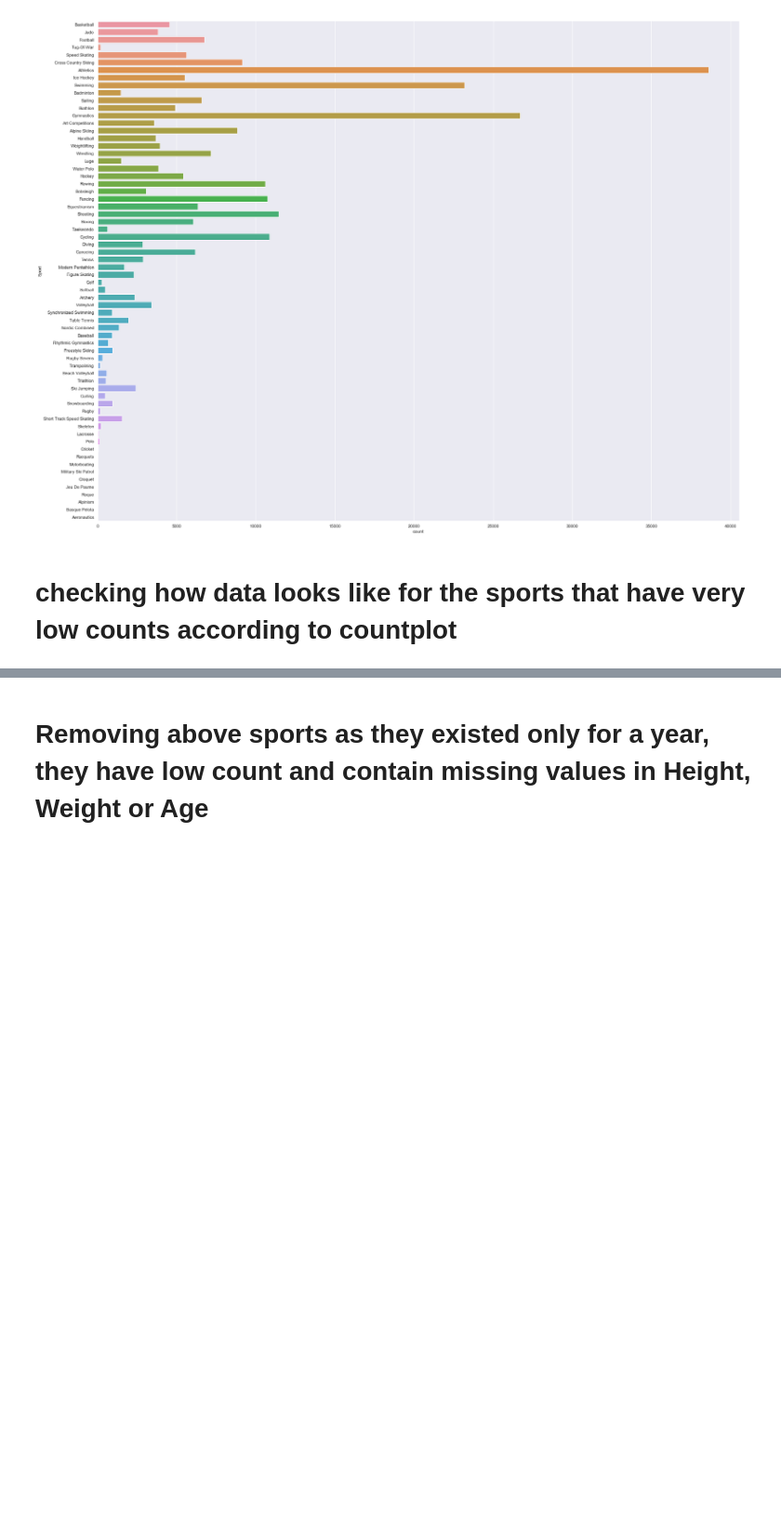
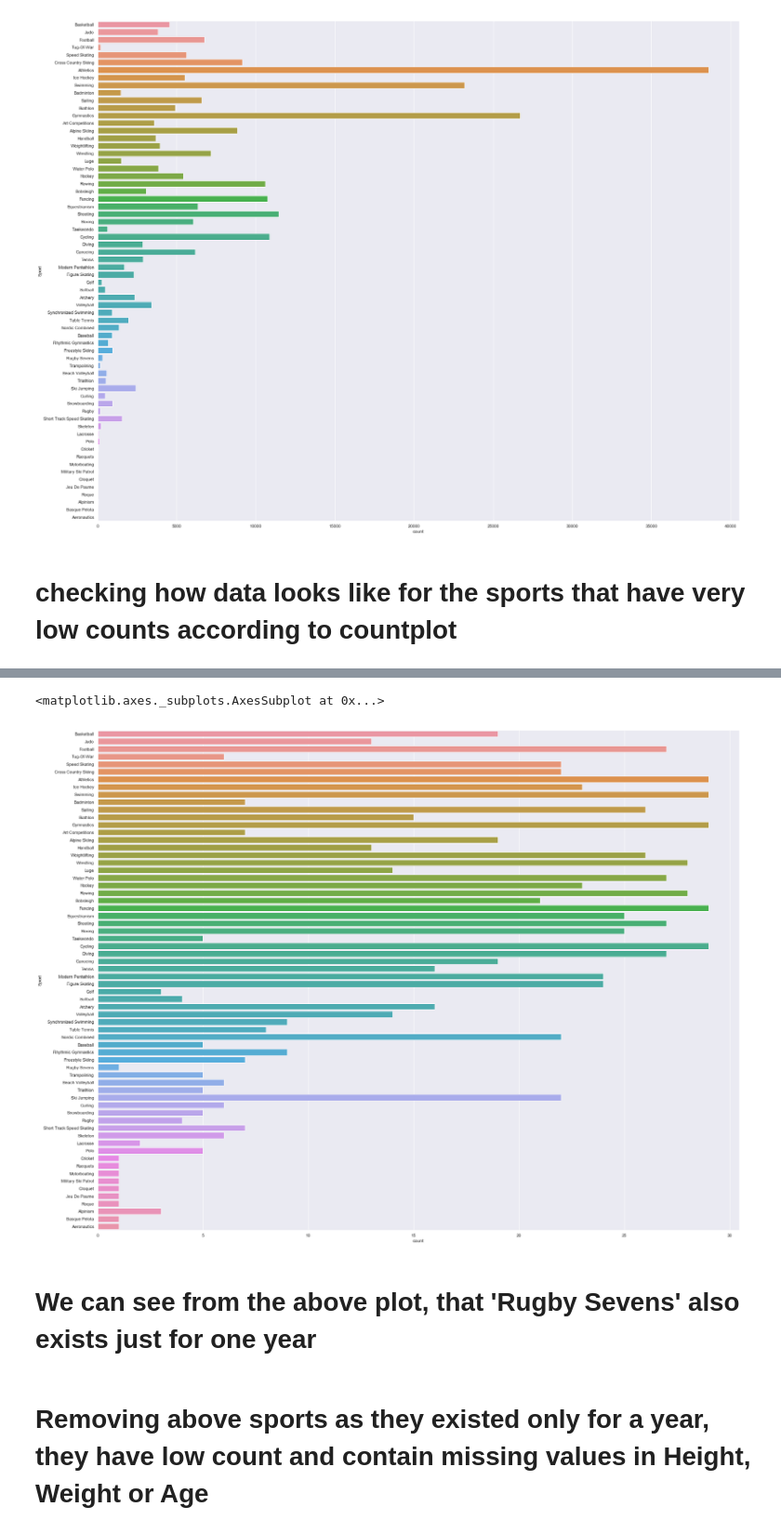
Before and after one commit to khushboonyman/teaching-machine, a Jupyter notebook: DataScienceProject.ipynb, the cells around one changed output, grey strips where cells are left out. Shown at 93% size. Cells and saved outputs as stored; diff of their text form; code cells hidden in the pictures; blank space fills up the shorter version.

```diff
--- a/DataScienceProject.ipynb
+++ b/DataScienceProject.ipynb
@@ -206,3 +86,15 @@ olympicData[olympicData['Sport'].isin(['Aeronautics'])]
+# %%
+# let us find out other sports that have data for only a year
+sportYear = pd.DataFrame(olympicData[['Sport','Year']])
+sportYear.drop_duplicates(inplace = True)
+# %%
+f, axes = plt.subplots(1, 1, figsize=(30, 24))
+sb.countplot(y='Sport', data = sportYear)
+# %% [output]
+<matplotlib.axes._subplots.AxesSubplot at 0x...>
+[figure, added]
+# %% [markdown]
+# We can see from the above plot, that 'Rugby Sevens' also exists just for one year
 # %% [markdown]
 # Removing above sports as they existed only for a year, they have low count and contain missing values in Height, Weight or Age
 # %%
```
Also changed, not shown: parts of 32 cells of this notebook.
